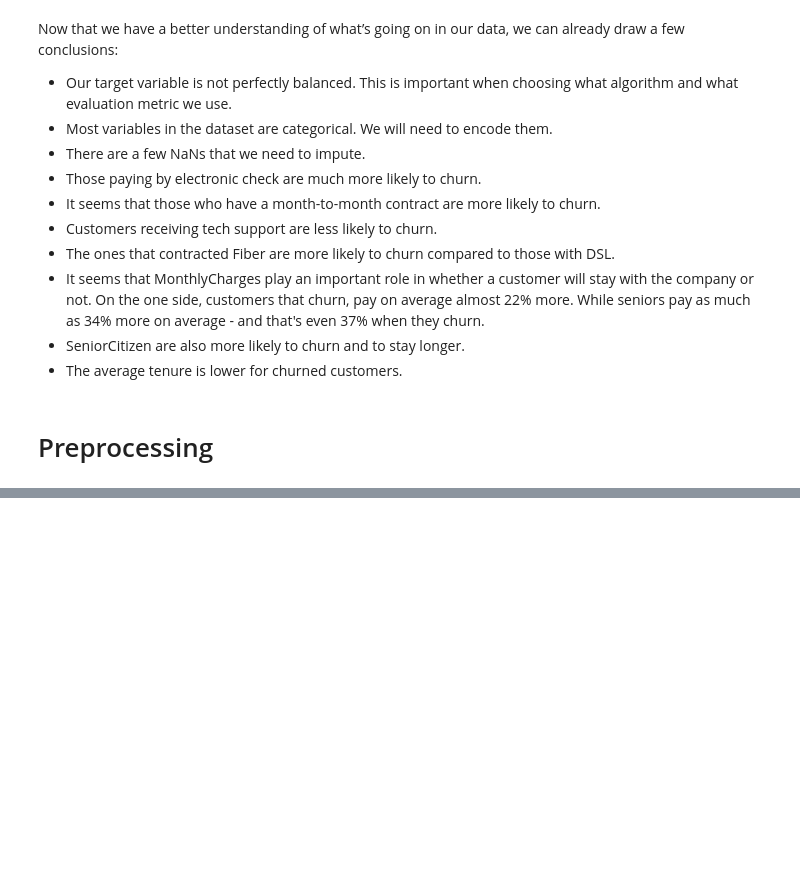
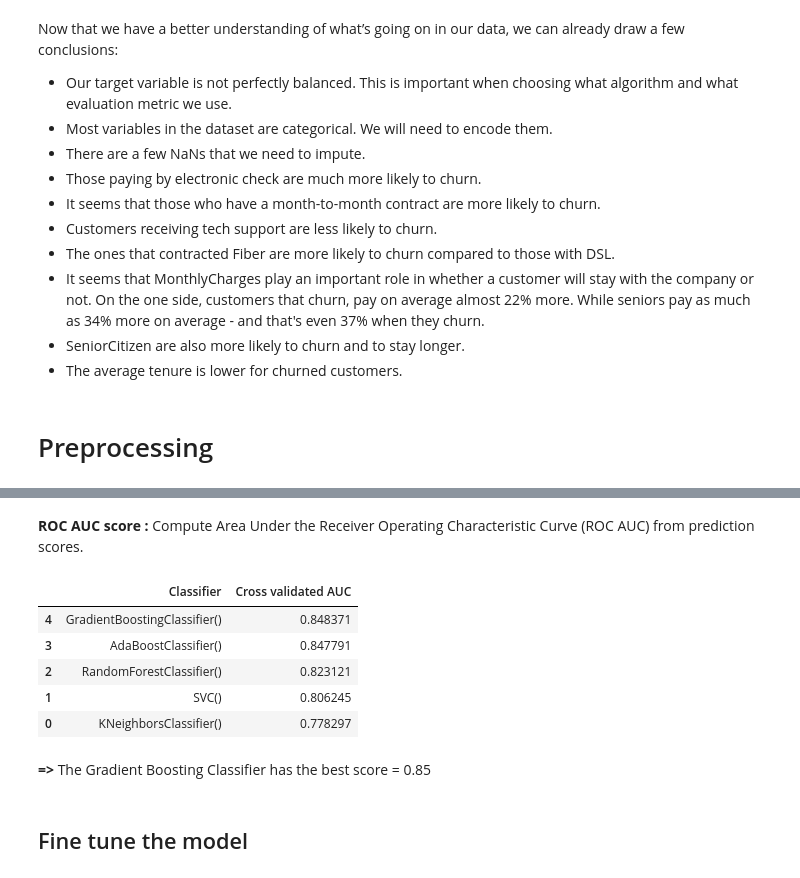
Before and after one commit to AmelieRmd/Customer-Churn, a Jupyter notebook: Churn_modeling.ipynb, the cells around one changed output, grey strips where cells are left out. Cells and saved outputs as stored; diff of their text form; code cells hidden in the pictures; blank space fills up the shorter version.

```diff
--- a/Churn_modeling.ipynb
+++ b/Churn_modeling.ipynb
@@ -277,0 +400,10 @@ Now that we have a better understanding of what’s going on in our data, we can
+# %%
+# Model AdaBoost
+pipe = Pipeline(steps=[
+        ('preprocesser', preproc),
+        ('model classif', AdaBoostClassifier(random_state=123))
+])
+
+# Score
+score_Ada = cross_val_score(pipe, X, y, cv=5, scoring='roc_auc', verbose=2)
+score_Ada.mean()
@@ -277,0 +420,10 @@ Now that we have a better understanding of what’s going on in our data, we can
+# %%
+# Model GradientBoosting
+pipe = Pipeline(steps=[
+        ('preprocesser', preproc),
+        ('model classif', GradientBoostingClassifier(random_state=123))
+])
+
+# Score
+score_Grad = cross_val_score(pipe, X, y, cv=5, scoring='roc_auc', verbose=2)
+score_Grad.mean()
@@ -277,0 +440,37 @@ Now that we have a better understanding of what’s going on in our data, we can
+# %% [markdown]
+**ROC AUC score :**
+Compute Area Under the Receiver Operating Characteristic Curve (ROC AUC) from prediction scores.
+# %%
+# Compare scores
+classifier_names = [
+    'KNeighborsClassifier()',
+    'SVC()',
+    'RandomForestClassifier()',
+    'AdaBoostClassifier()',
+    'GradientBoostingClassifier()'
+]
+
+classifier_scores = [
+    score_KNN.mean(),
+    score_SVC.mean(),
+    score_Forest.mean(),
+    score_Ada.mean(),
+    score_Grad.mean()
+]
+
+score_df = pd.DataFrame({
+    'Classifier' : classifier_names,
+    'Cross validated AUC' : classifier_scores
+})
+score_df.sort_values(by='Cross validated AUC', ascending=False)
+# %% [output]
+|  | Classifier | Cross validated AUC |
+| 4 | GradientBoostingClassifier() | 0.848371 |
+| 3 | AdaBoostClassifier() | 0.847791 |
+| 2 | RandomForestClassifier() | 0.823121 |
+| 1 | SVC() | 0.806245 |
+| 0 | KNeighborsClassifier() | 0.778297 |
+# %% [markdown]
+**=>** The Gradient Boosting Classifier has the best score = 0.85
+# %% [markdown]
+## Fine tune the model
```
Also changed, not shown: parts of 26 cells of this notebook.
